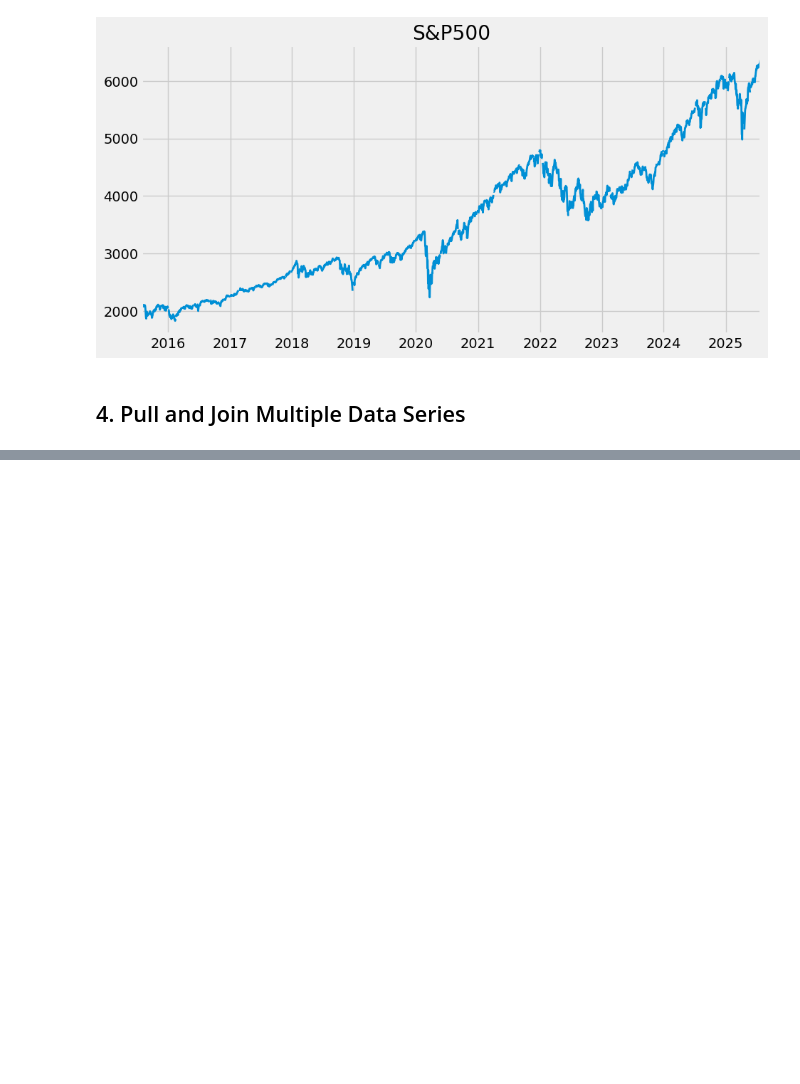
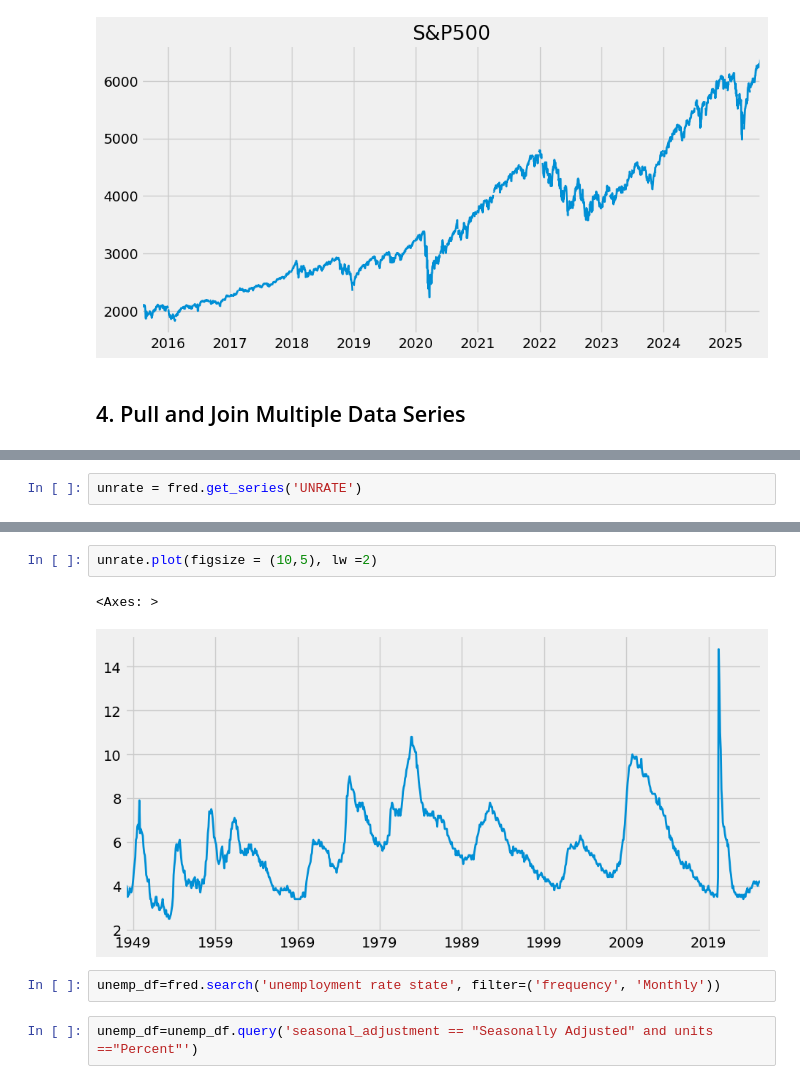
Before and after one commit to markselvan/python_learning, a Jupyter notebook: Economic Data Analysis.ipynb, the cells around one changed output, grey strips where cells are left out. Drawn from its saved outputs; the diff is of its cells as text; blank space fills up the shorter version.

```diff
--- a/Economic Data Analysis.ipynb
+++ b/Economic Data Analysis.ipynb
@@ -105,0 +103,2 @@ uemp_results = fred.search('unemployment')
+# %%
+unrate = fred.get_series('UNRATE')
@@ -105,0 +120,9 @@ uemp_results = fred.search('unemployment')
+# %%
+unrate.plot(figsize = (10,5), lw =2)
+# %% [output]
+<Axes: >
+[figure, added]
+# %%
+unemp_df=fred.search('unemployment rate state', filter=('frequency', 'Monthly'))
+# %%
+unemp_df=unemp_df.query('seasonal_adjustment == "Seasonally Adjusted" and units =="Percent"')
```
Also changed, not shown: parts of 38 cells of this notebook.
